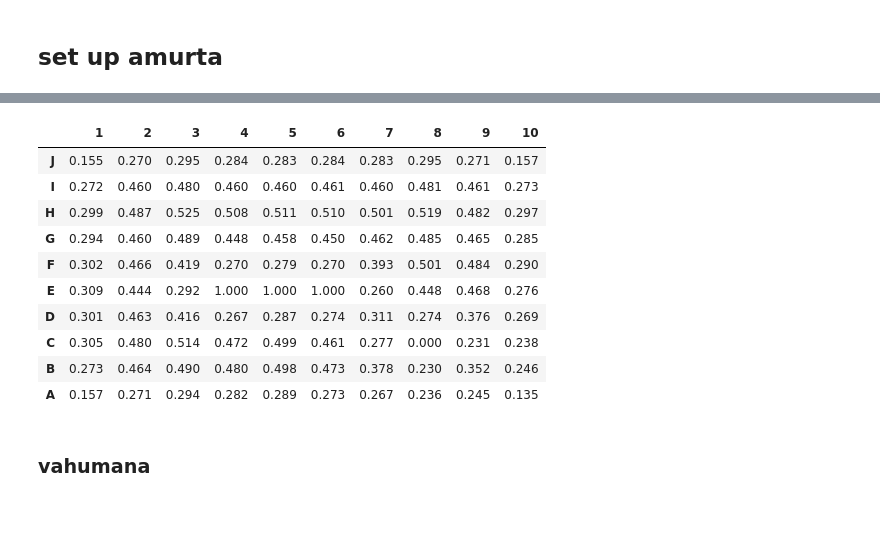
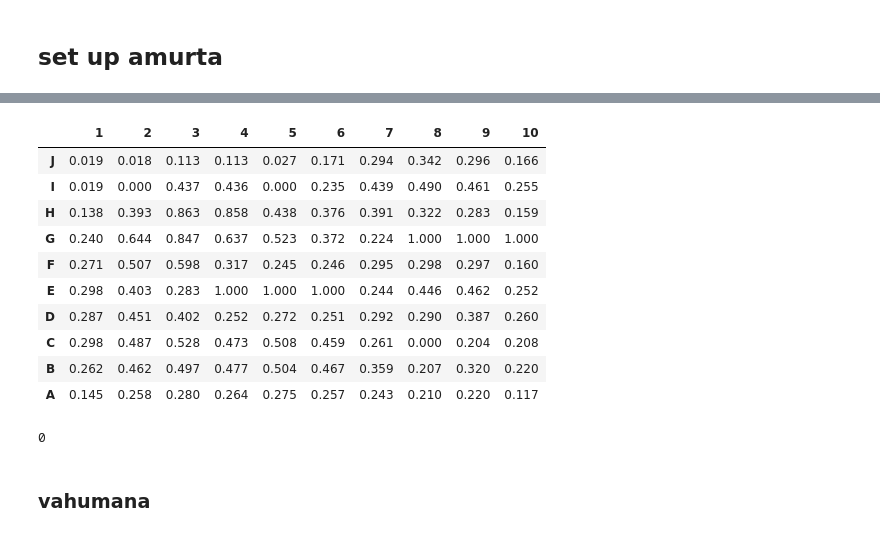
Before and after one commit to sanyona/battleship_probaility_map, a Jupyter notebook: battleship_random.ipynb, the cells around one changed output, grey strips where cells are left out. Drawn from its saved outputs; the diff is of its cells as text; code cells hidden in the pictures.

```diff
--- a/battleship_random.ipynb
+++ b/battleship_random.ipynb
@@ -413,5 +474,6 @@ A [0, 0, 0, 0, 0, 7, 0, 0, 0, 0]
 # %%
-map_blocks = [(3,3)]*1 + [(2,2)] * 5  + [(1,3)]*2
+# set up blocks
+map_blocks = [(3,3)]*1 + [(2,2)] * 5  + [(1,3)]*1 # used to have 3
 # map_blocks =  [(1,3)]*3
 decoy_blocks = [(1,1)]*4
 # decoy_blocks = []
@@ -506,0 +484,13 @@ A [0, 0, 0, 0, 0, 7, 0, 0, 0, 0]
+# %%
+amurta_structures = [('E',4), ('E',5), ('E',6), ('G',8),('G',9),('G',10)]
+amurta_hits = [('G',4), ('G',7),
+            ('H',3), ('H',7), ('H',8),('H',9), ('H',10),
+               ('I',9),
+           ('C',6), ('C',8), ('B',4),('B',5),
+               ('A',6)]
+
+amurta = Battle(amurta_blocks)
+
+amurta.add_structure(amurta_structures)
+amurta.add_hit(amurta_hits)
+print(amurta)
@@ -506,0 +511,10 @@ A [0, 0, 0, 0, 0, 7, 0, 0, 0, 0]
+# %%
+last_hit = [('I',3),('I',4),('H',2),('G',2)] # TODO
+hit_miss = [('C',8), ('I',5), ('I',2)]
+hit_confirmed = [ ('H',3), ('G',3), ('H',4),]
+
+amurta.add_self_hit(hit_miss, miss=True)
+amurta.add_self_hit(hit_confirmed, miss=False)
+
+# check map
+print(amurta)
@@ -513,10 +541,10 @@ normalized_maps = list()
 
 
 num_maps = 10**6 #10**6
-num_maps = 5*10**5
-# num_maps = 10
+num_maps = 10**5
+# num_maps = 5
 for i in tqdm(range(num_maps)):
-    res = make_random_map(deepcopy(amurta), amurta_blocks, len(amurta_blocks))
+    res = make_random_map(deepcopy(amurta.bmap), amurta_blocks, len(amurta_blocks))
     if res:
         # randomized_maps.append(res)
         # print(res)
@@ -537,27 +591,33 @@ with np.printoptions(precision=3):
 # %%
+# print with color
+
 def _color_hit(df):
     color = 'background-color: #333333'
     df1 = pd.DataFrame('', index=df.index, columns=df.columns)
-    for c in amurta_hit_coords:
+    for c in amurta.hits:
+        df1.iloc[c] = color
+
+    color = 'background-color: #000000'
+    for c in amurta.structure:
         df1.iloc[c] = color
     return df1
 
 def _color_red_or_green(val):
     color = '#75454f' if val < 0.48 or val >= 1 else 'green'
     return 'background-color: %s' % color
 
 # style = df.style.format(precision=3).
 style = df.style.format(precision=3).applymap(_color_red_or_green).apply(_color_hit, axis=None)
 style
 # %% [output]
 |  | 1 | 2 | 3 | 4 | 5 | 6 | 7 | 8 | 9 | 10 |
-| J | 0.155 | 0.270 | 0.295 | 0.284 | 0.283 | 0.284 | 0.283 | 0.295 | 0.271 | 0.157 |
-| I | 0.272 | 0.460 | 0.480 | 0.460 | 0.460 | 0.461 | 0.460 | 0.481 | 0.461 | 0.273 |
-| H | 0.299 | 0.487 | 0.525 | 0.508 | 0.511 | 0.510 | 0.501 | 0.519 | 0.482 | 0.297 |
-| G | 0.294 | 0.460 | 0.489 | 0.448 | 0.458 | 0.450 | 0.462 | 0.485 | 0.465 | 0.285 |
-| F | 0.302 | 0.466 | 0.419 | 0.270 | 0.279 | 0.270 | 0.393 | 0.501 | 0.484 | 0.290 |
-| E | 0.309 | 0.444 | 0.292 | 1.000 | 1.000 | 1.000 | 0.260 | 0.448 | 0.468 | 0.276 |
-| D | 0.301 | 0.463 | 0.416 | 0.267 | 0.287 | 0.274 | 0.311 | 0.274 | 0.376 | 0.269 |
-| C | 0.305 | 0.480 | 0.514 | 0.472 | 0.499 | 0.461 | 0.277 | 0.000 | 0.231 | 0.238 |
-| B | 0.273 | 0.464 | 0.490 | 0.480 | 0.498 | 0.473 | 0.378 | 0.230 | 0.352 | 0.246 |
-| A | 0.157 | 0.271 | 0.294 | 0.282 | 0.289 | 0.273 | 0.267 | 0.236 | 0.245 | 0.135 |
+| J | 0.019 | 0.018 | 0.113 | 0.113 | 0.027 | 0.171 | 0.294 | 0.342 | 0.296 | 0.166 |
+| I | 0.019 | 0.000 | 0.437 | 0.436 | 0.000 | 0.235 | 0.439 | 0.490 | 0.461 | 0.255 |
+| H | 0.138 | 0.393 | 0.863 | 0.858 | 0.438 | 0.376 | 0.391 | 0.322 | 0.283 | 0.159 |
+| G | 0.240 | 0.644 | 0.847 | 0.637 | 0.523 | 0.372 | 0.224 | 1.000 | 1.000 | 1.000 |
+| F | 0.271 | 0.507 | 0.598 | 0.317 | 0.245 | 0.246 | 0.295 | 0.298 | 0.297 | 0.160 |
+| E | 0.298 | 0.403 | 0.283 | 1.000 | 1.000 | 1.000 | 0.244 | 0.446 | 0.462 | 0.252 |
+| D | 0.287 | 0.451 | 0.402 | 0.252 | 0.272 | 0.251 | 0.292 | 0.290 | 0.387 | 0.260 |
+| C | 0.298 | 0.487 | 0.528 | 0.473 | 0.508 | 0.459 | 0.261 | 0.000 | 0.204 | 0.208 |
+| B | 0.262 | 0.462 | 0.497 | 0.477 | 0.504 | 0.467 | 0.359 | 0.207 | 0.320 | 0.220 |
+| A | 0.145 | 0.258 | 0.280 | 0.264 | 0.275 | 0.257 | 0.243 | 0.210 | 0.220 | 0.117 |
@@ -565,0 +624,8 @@ df.to_csv('battleship_df/amurta/attack1.csv', index=False)
+# %%
+# attacks
+# c8 misss
+# h3 ???
+attacks = amurta.attacks
+attacks
+# %% [output]
+0
```
Also changed, not shown: parts of 24 cells of this notebook, 2 other files.
